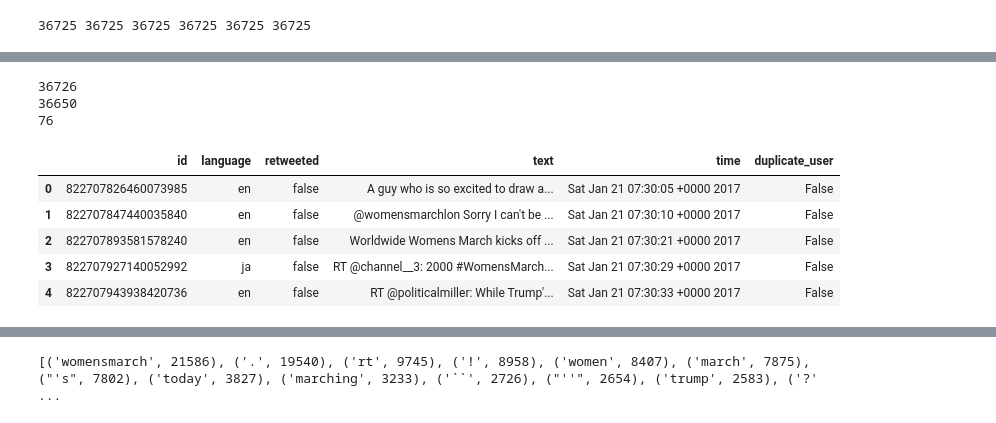
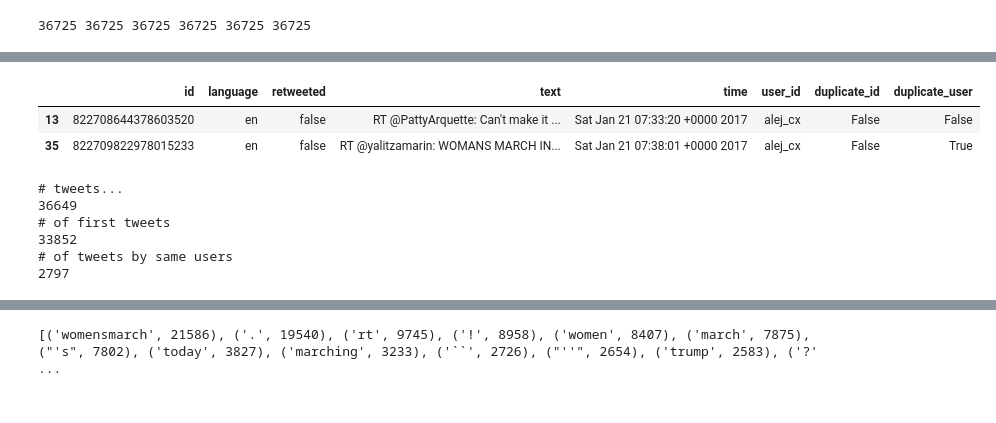
Before and after one commit to jsara72/GriSaMi, a Jupyter notebook: Newest Tweet element extraction.ipynb, the cells around one changed output, grey strips where cells are left out. Drawn from its saved outputs; the diff is of its cells as text; code cells hidden in the pictures.

```diff
--- a/Newest Tweet element extraction.ipynb
+++ b/Newest Tweet element extraction.ipynb
@@ -142,20 +132,23 @@ df2 = df.loc[lambda df: df['duplicate_user'] == 0]
 # %%
 df3 = df.loc[lambda df: df['duplicate_user'] == 1]
 #new dataframe with only tweets from users who tweeted before
+# %%
+df.loc[lambda df: df['user_id'] == 'alej_cx']
+# %% [output]
+|  | id | language | retweeted | text | time | user_id | duplicate_id | duplicate_user |
+| 13 | 822708644378603520 | en | false | RT @PattyArquette: Can't make it ... | Sat Jan 21 07:33:20 +0000 2017 | alej_cx | False | False |
+| 35 | 822709822978015233 | en | false | RT @yalitzamarin: WOMANS MARCH IN... | Sat Jan 21 07:38:01 +0000 2017 | alej_cx | False | True |
 # %%
+print('# tweets...')
 print(len(df))
+print('# of first tweets')
 print(len(df2))
+print('# of tweets by same users')
 print(len(df3))
 # %% [output]
-36726
-36650
-76
+# tweets...
+36649
+# of first tweets
+33852
+# of tweets by same users
+2797
-# %%
-df.head()
-# %% [output]
-|  | id | language | retweeted | text | time | duplicate_user |
-| 0 | 822707826460073985 | en | false | A guy who is so excited to draw a... | Sat Jan 21 07:30:05 +0000 2017 | False |
-| 1 | 822707847440035840 | en | false | @womensmarchlon Sorry I can't be ... | Sat Jan 21 07:30:10 +0000 2017 | False |
-| 2 | 822707893581578240 | en | false | Worldwide Womens March kicks off ... | Sat Jan 21 07:30:21 +0000 2017 | False |
-| 3 | 822707927140052992 | ja | false | RT @channel__3: 2000 #WomensMarch... | Sat Jan 21 07:30:29 +0000 2017 | False |
-| 4 | 822707943938420736 | en | false | RT @politicalmiller: While Trump'... | Sat Jan 21 07:30:33 +0000 2017 | False |
```
Also changed, not shown: parts of 20 cells of this notebook.
